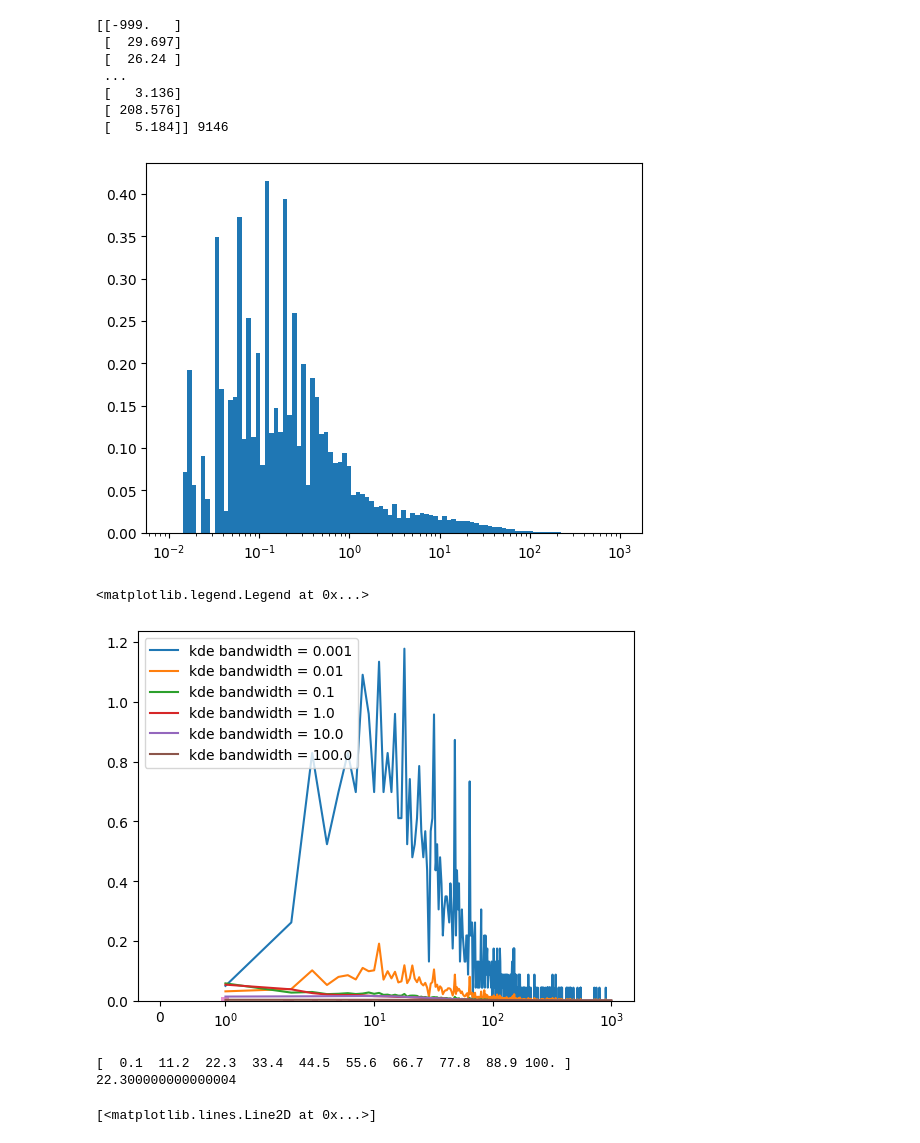
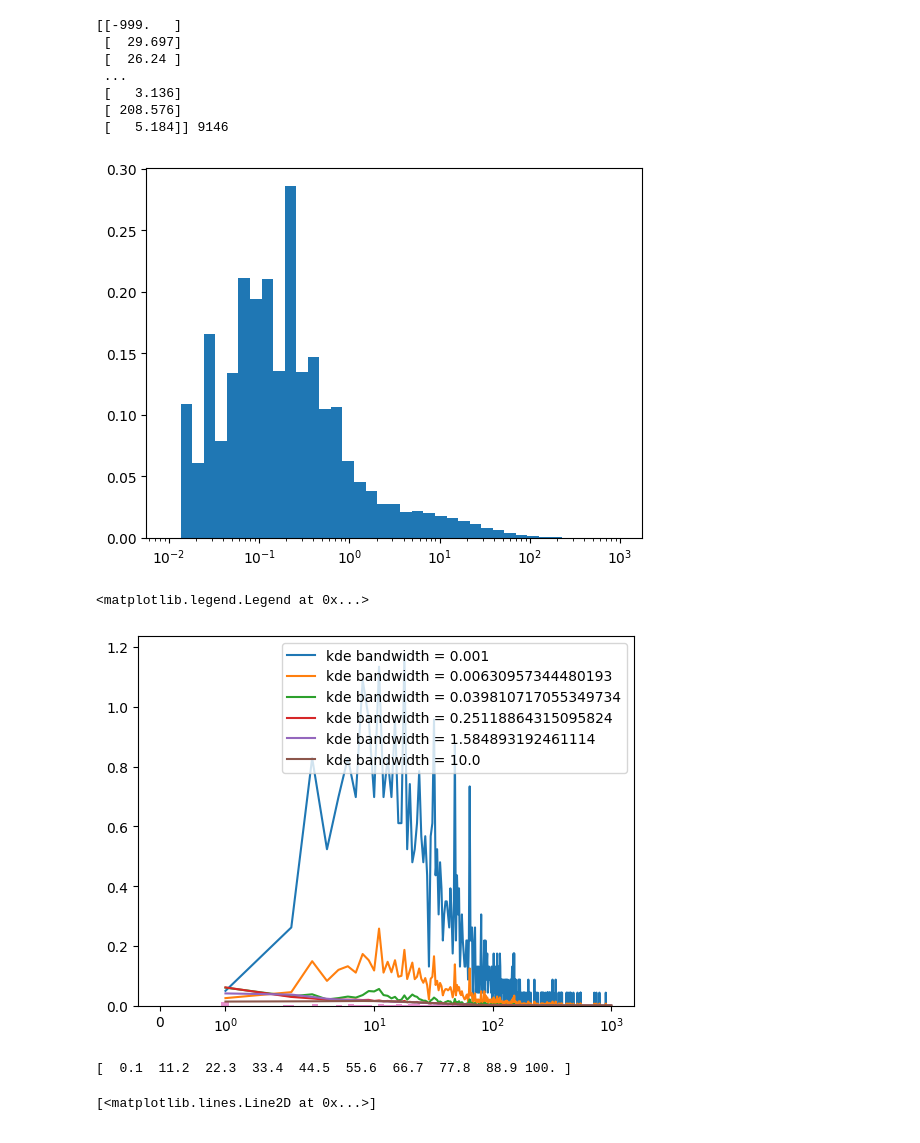
Before and after one commit to Matti-z/astrostatistics_bicocca_2026, a Jupyter notebook: working/fourteen.ipynb, the cells around one changed output. Saved outputs shown, nothing was run; the diff lists cells and outputs as text; code cells hidden in the pictures.

```diff
--- a/working/fourteen.ipynb
+++ b/working/fourteen.ipynb
@@ -59,18 +59,18 @@ print(T90_reshape, len(T90))
  [   5.184]] 9146
 # %%
 # plt.hist(data[6, :], bins = np.logspace(0, 100, 100))
-plt.hist(T90,bins= np.logspace(-2,3,100), density = True)
+plt.hist(T90,bins= np.logspace(-2,3,40), density = True)
 plt.xscale('log')
 # %% [output]
-[figure, old version]
+[figure, new version]
 # %%
 from sklearn.neighbors import KernelDensity
-data_reshape = data[6, :].reshape(-1, 1)
+
 x = np.linspace(1, 1000, 1000)
-bandwidths = np.logspace(-3, 2, 6)
+bandwidths = np.logspace(-3, 1, 6)
 for band in bandwidths:
     kde = KernelDensity(bandwidth = band)
-    kde.fit(data_reshape)
+    kde.fit(T90_reshape)
     pdf = np.exp(kde.score_samples(x.reshape(-1, 1)))
     plt.plot(x, pdf, label = f"kde bandwidth = {band}")
 
@@ -79,16 +79,15 @@ plt.xscale('symlog')
 plt.legend()
 # %% [output]
 <matplotlib.legend.Legend at 0x...>
-[figure, old version]
+[figure, new version]
 # %%
 from sklearn.model_selection import GridSearchCV
 bandwidths = np.linspace(0.1, 100, 10)
 print (bandwidths)
 grid  = GridSearchCV(KernelDensity(), {'bandwidth': bandwidths}, cv = 5) #5 k-fold cross validation
-grid.fit(data_reshape)
+grid.fit(T90_reshape)
 print(grid.best_params_['bandwidth'])
 # %% [output]
 [  0.1  11.2  22.3  33.4  44.5  55.6  66.7  77.8  88.9 100. ]
-22.300000000000004
 # %%
 kde = KernelDensity(bandwidth = 22)
```
Also changed, not shown: parts of 1 cell of this notebook, 1 other file.
